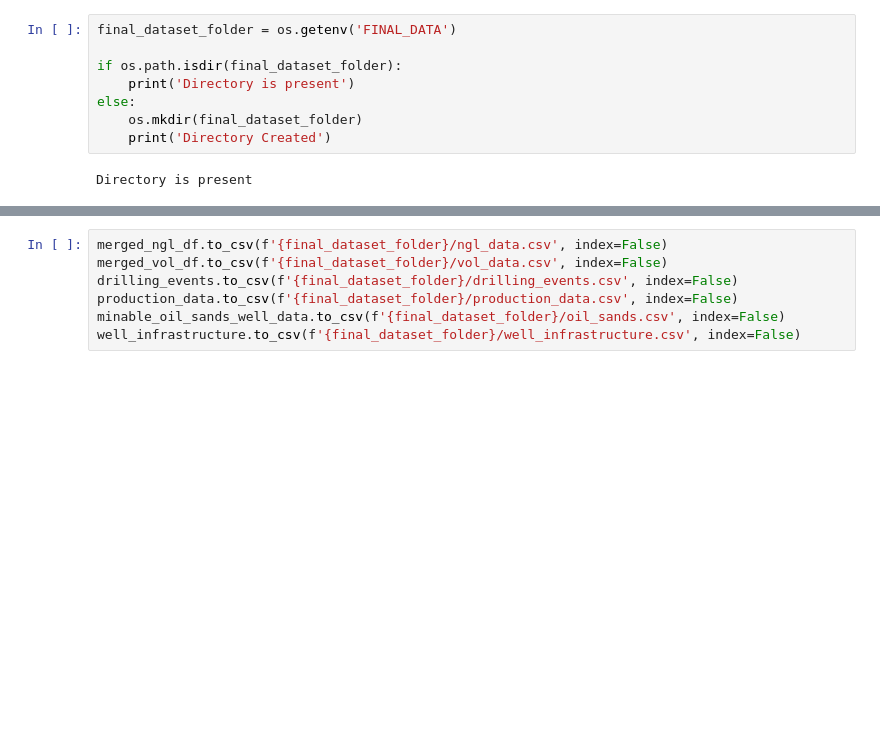
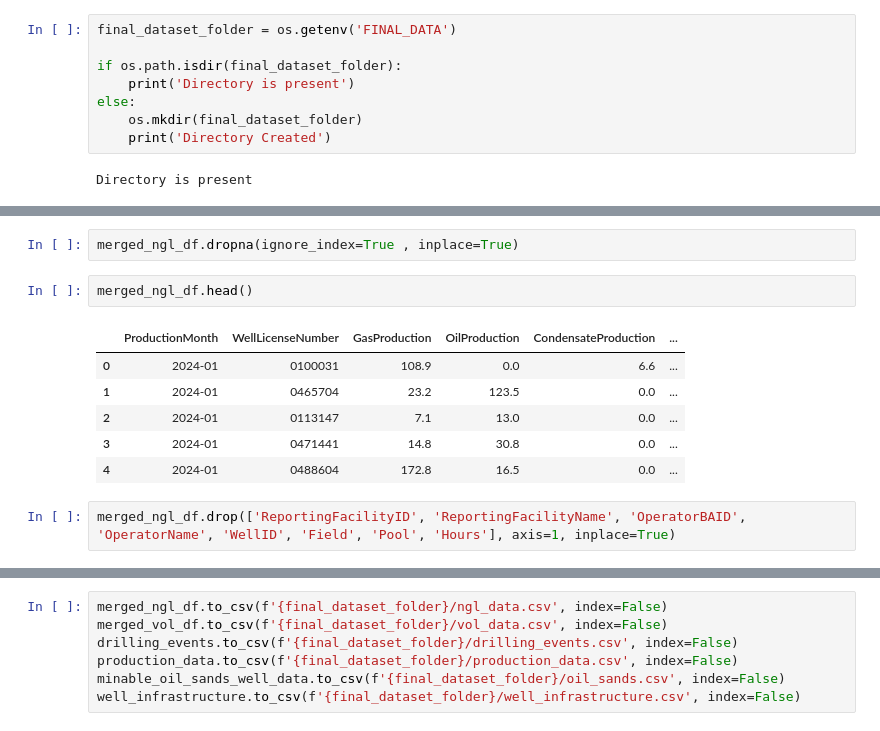
Before and after one commit to itadityaa/data-science, a Jupyter notebook: DA/oil_data_exploration/trials.ipynb, the cells around one changed output, grey strips where cells are left out. Saved outputs shown, nothing was run; the diff lists cells and outputs as text; blank space fills up the shorter version.

```diff
--- a/DA/oil_data_exploration/trials.ipynb
+++ b/DA/oil_data_exploration/trials.ipynb
@@ -302,0 +334,13 @@ Directory is present
+# %%
+merged_ngl_df.dropna(ignore_index=True , inplace=True)
+# %%
+merged_ngl_df.head()
+# %% [output]
+|  | ProductionMonth | WellLicenseNumber | GasProduction | OilProduction | CondensateProduction | ... |
+| 0 | 2024-01 | 0100031 | 108.9 | 0.0 | 6.6 | ... |
+| 1 | 2024-01 | 0465704 | 23.2 | 123.5 | 0.0 | ... |
+| 2 | 2024-01 | 0113147 | 7.1 | 13.0 | 0.0 | ... |
+| 3 | 2024-01 | 0471441 | 14.8 | 30.8 | 0.0 | ... |
+| 4 | 2024-01 | 0488604 | 172.8 | 16.5 | 0.0 | ... |
+# %%
+merged_ngl_df.drop(['ReportingFacilityID', 'ReportingFacilityName', 'OperatorBAID', 'OperatorName', 'WellID', 'Field', 'Pool', 'Hours'], axis=1, inplace=True)
```
Also changed, not shown: parts of 11 cells of this notebook.
